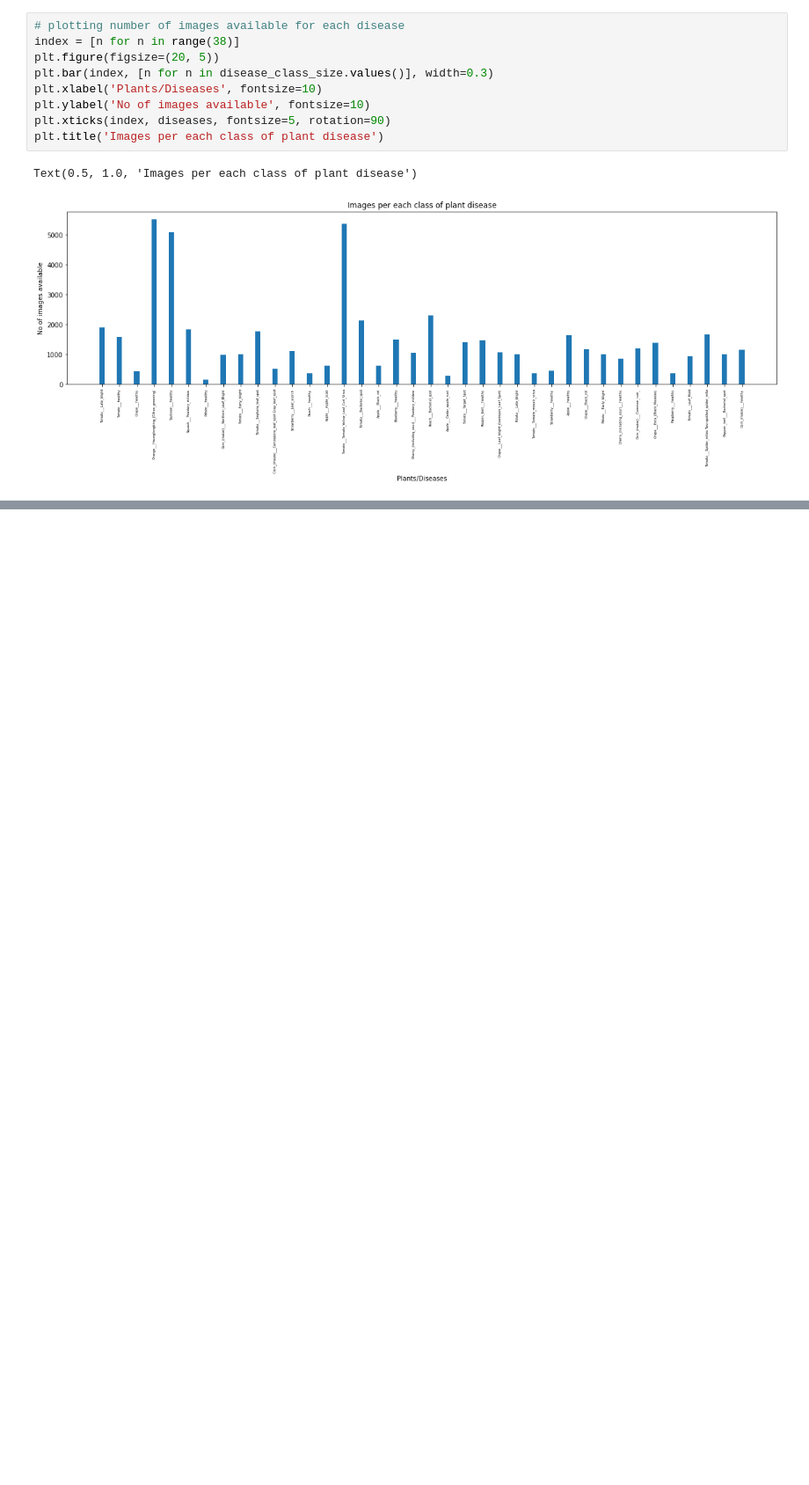
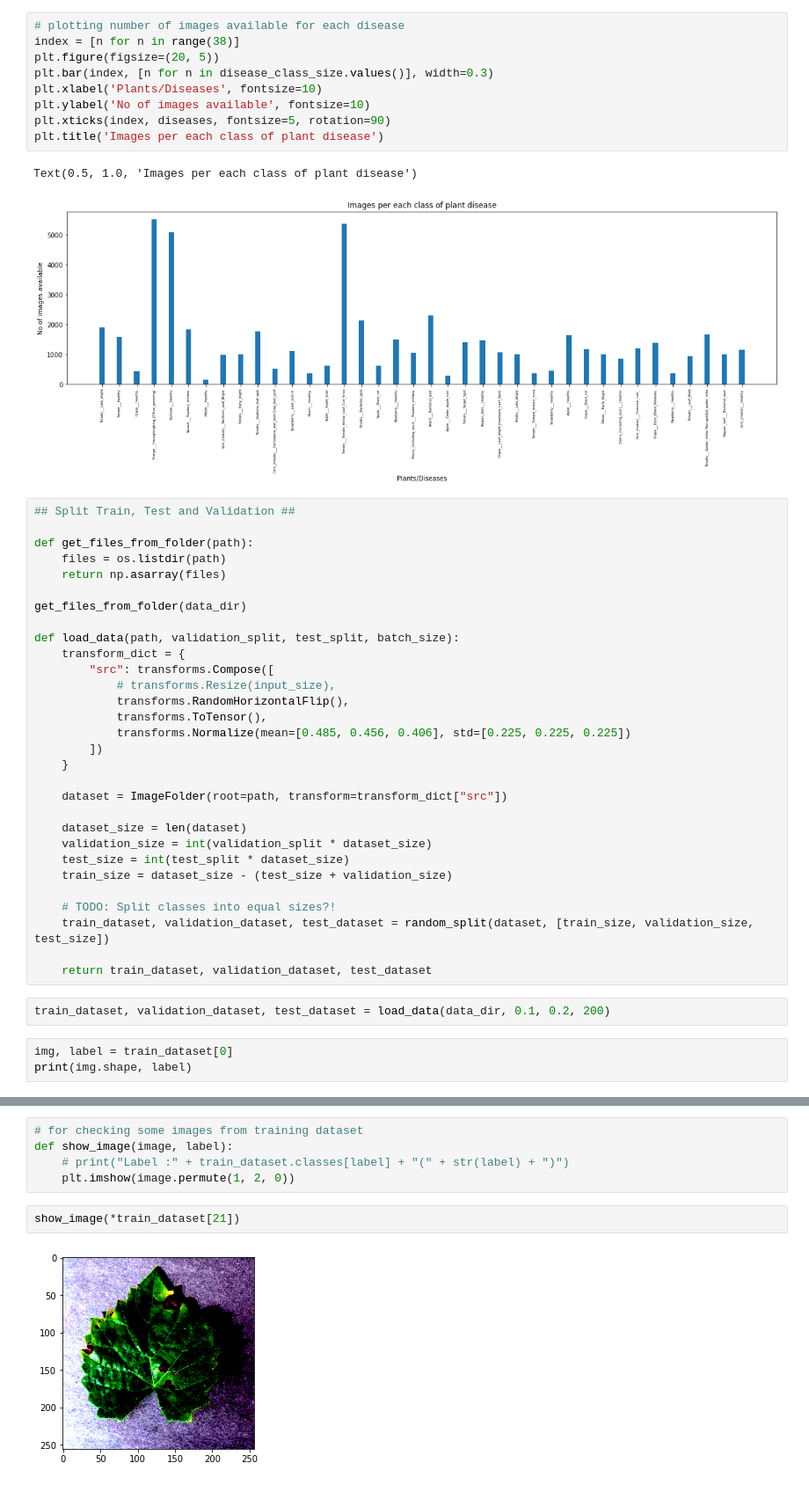
Before and after one commit to avnigupta12/PlantDiseaseClassification, a Jupyter notebook: plant-disease-classification.ipynb, the cells around one changed output, grey strips where cells are left out. Shown at 88% size. Saved outputs shown, nothing was run; the diff lists cells and outputs as text; blank space fills up the shorter version.

Commit message:
Loaded the Plant Village Dataset along with division for the Test, Train and Validation class

```diff
--- a/plant-disease-classification.ipynb
+++ b/plant-disease-classification.ipynb
@@ -111,3 +111,38 @@ plt.title('Images per each class of plant disease')
 # %% [output]
 Text(0.5, 1.0, 'Images per each class of plant disease')
 [figure]
+# %%
+## Split Train, Test and Validation ##
+
+def get_files_from_folder(path):
+    files = os.listdir(path)
+    return np.asarray(files)
+
+get_files_from_folder(data_dir)
+
+def load_data(path, validation_split, test_split, batch_size):
+    transform_dict = {
+        "src": transforms.Compose([
+            # transforms.Resize(input_size),
+            transforms.RandomHorizontalFlip(),
+            transforms.ToTensor(),
+            transforms.Normalize(mean=[0.485, 0.456, 0.406], std=[0.225, 0.225, 0.225])
+        ])
+    }
+
+    dataset = ImageFolder(root=path, transform=transform_dict["src"])
+
+    dataset_size = len(dataset)
+    validation_size = int(validation_split * dataset_size)
+    test_size = int(test_split * dataset_size)
+    train_size = dataset_size - (test_size + validation_size)
+
+    # TODO: Split classes into equal sizes?!
+    train_dataset, validation_dataset, test_dataset = random_split(dataset, [train_size, validation_size, test_size])
+
+    return train_dataset, validation_dataset, test_dataset
+# %%
+train_dataset, validation_dataset, test_dataset = load_data(data_dir, 0.1, 0.2, 200)
+# %%
+img, label = train_dataset[0]
+print(img.shape, label)
@@ -113,0 +166,9 @@ Text(0.5, 1.0, 'Images per each class of plant disease')
+# %%
+# for checking some images from training dataset
+def show_image(image, label):
+    # print("Label :" + train_dataset.classes[label] + "(" + str(label) + ")")
+    plt.imshow(image.permute(1, 2, 0))
+# %%
+show_image(*train_dataset[21])
+# %% [output]
+[figure, added]
```
Also changed, not shown: parts of 2 cells of this notebook.
